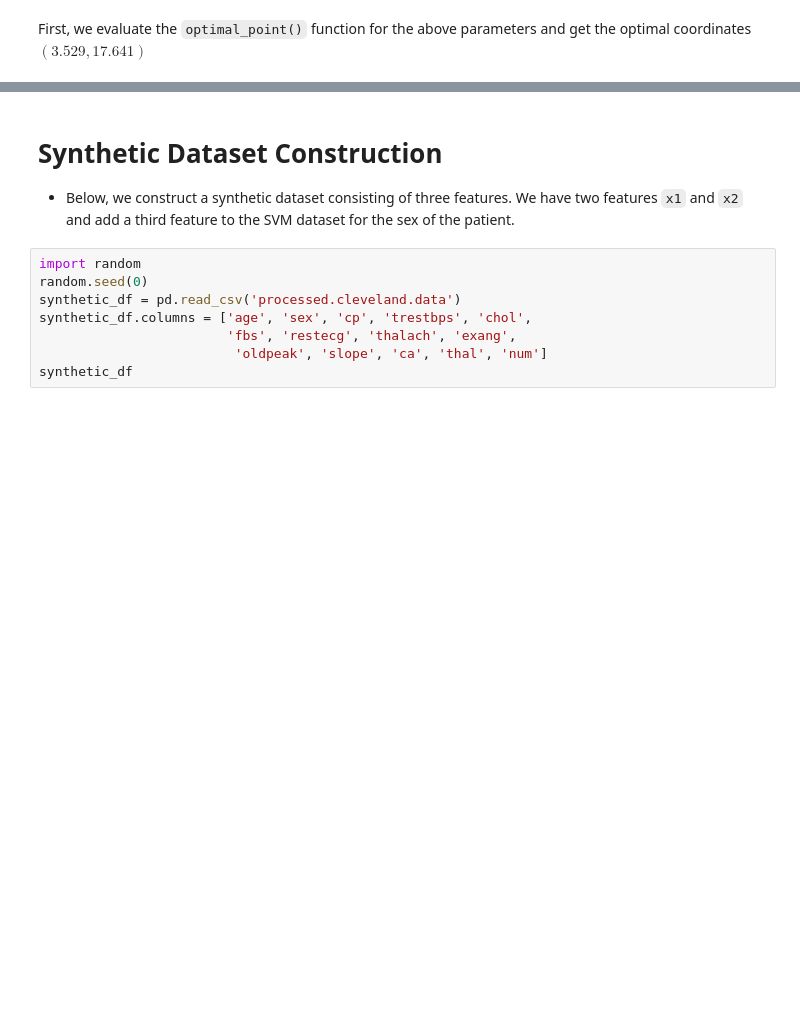
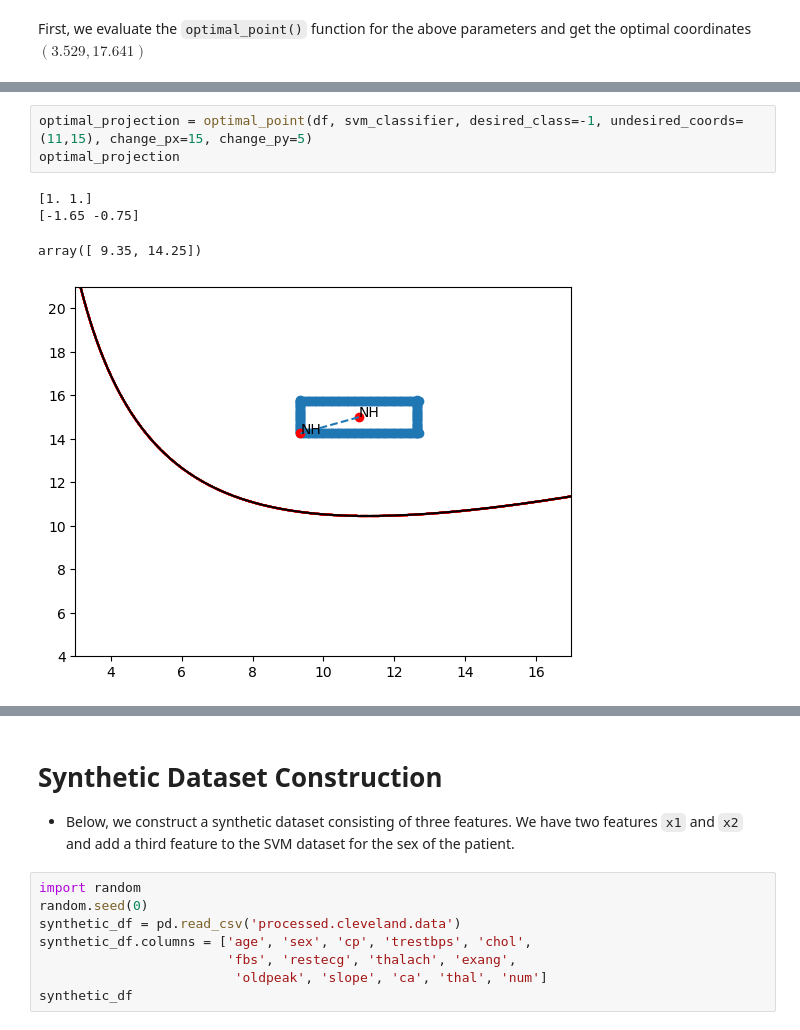
Before and after one commit to dsin85691/SSBA_For_Counterfactuals, a Jupyter notebook: research_notebook.ipynb, the cells around one changed output, grey strips where cells are left out. Drawn from its saved outputs; the diff is of its cells as text; blank space fills up the shorter version.

```diff
--- a/research_notebook.ipynb
+++ b/research_notebook.ipynb
@@ -359,0 +371,8 @@ array([ 4.31103123, 17.83549819])
+# %%
+optimal_projection = optimal_point(df, svm_classifier, desired_class=-1, undesired_coords=(11,15), change_px=15, change_py=5)
+optimal_projection
+# %% [output]
+[1. 1.]
+[-1.65 -0.75]
+array([ 9.35, 14.25])
+[figure, added]
```
Also changed, not shown: parts of 75 cells of this notebook, 2 other files.
